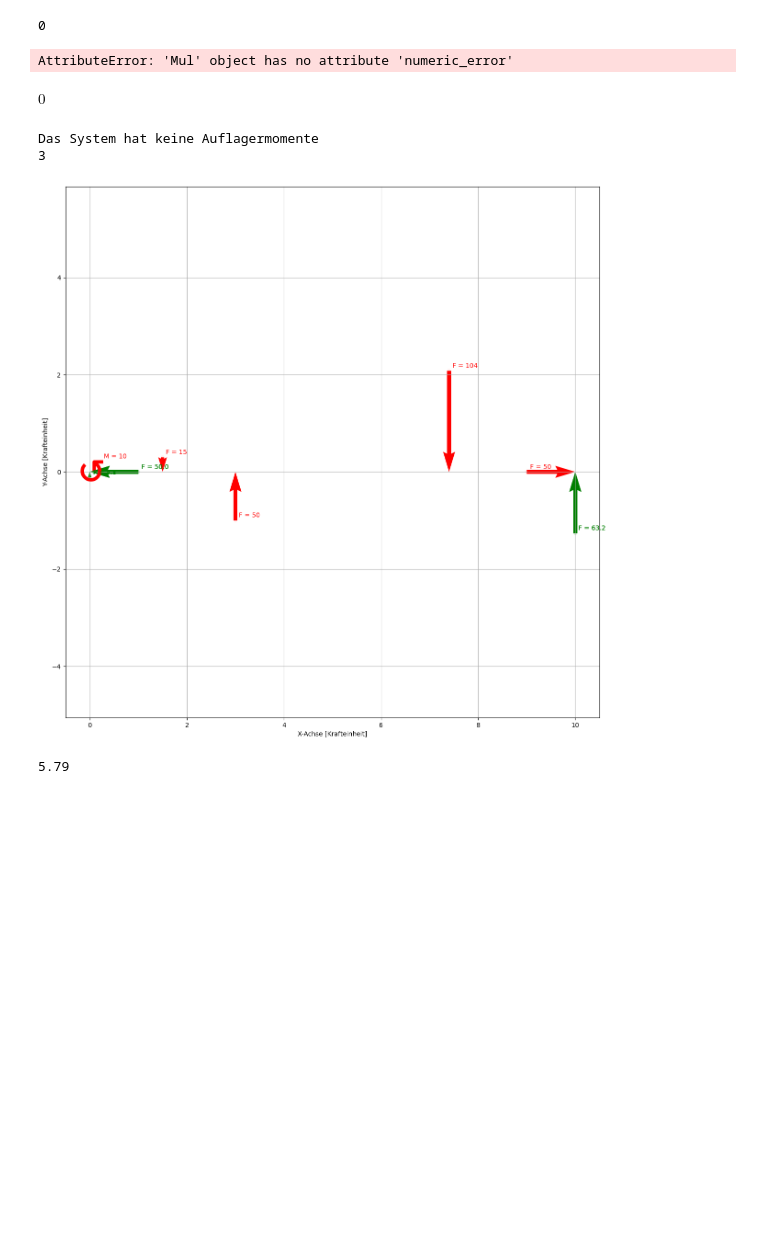
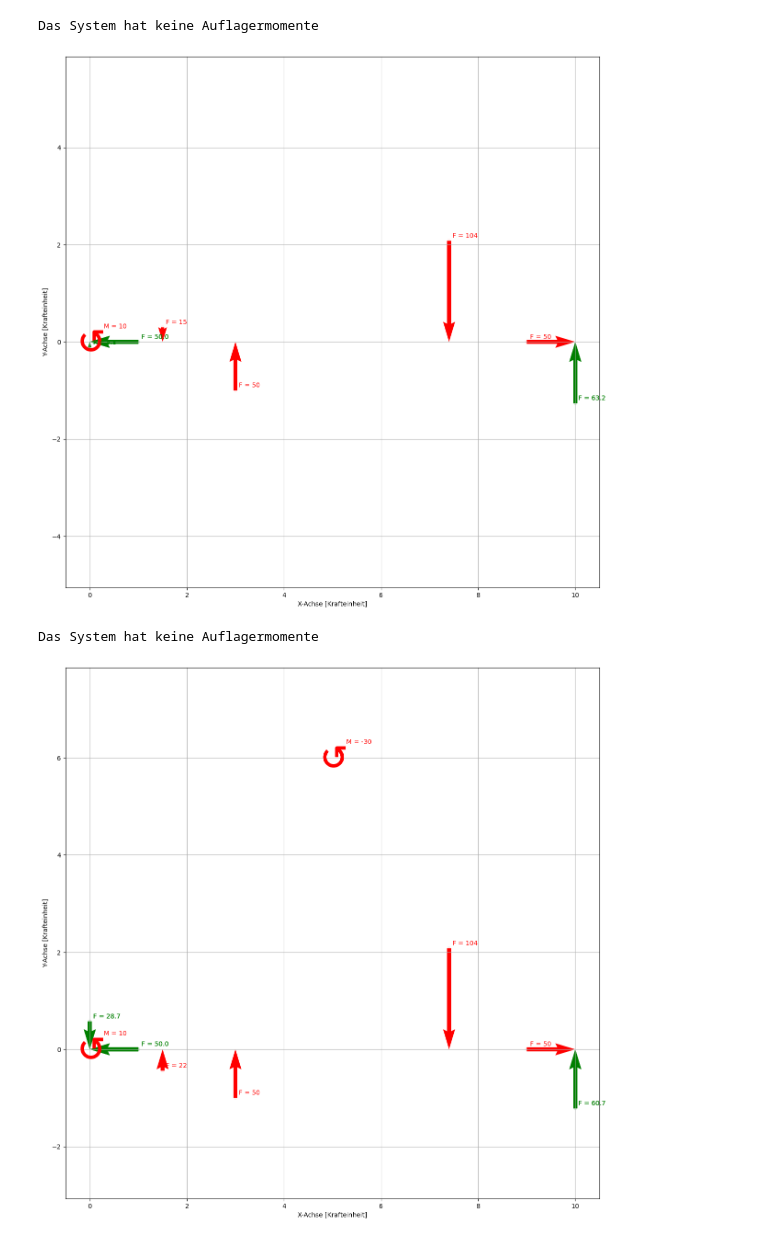
Before and after one commit to PascalGitz/09_Baustatik_GGW, a Jupyter notebook: src/main.ipynb, the cells around one changed output. Cells and saved outputs as stored; diff of their text form; code cells hidden in the pictures; blank space fills up the shorter version.

```diff
--- a/src/main.ipynb
+++ b/src/main.ipynb
@@ -19,22 +1,10 @@ def numeric_error(expr):
-# %%
-numeric_error(x*0.01)
-# %% [output]
-0
-# %%
-(x * 0.004).numeric_error
-# %% [output]
-AttributeError: 'Mul' object has no attribute 'numeric_error'
-# %%
-np.round(0.03,1
-# %% [output]
-$\displaystyle 0$
 # %%
 import actions as ac
 import reactions as re
 import structure as st
 
 
-einwirkungen_kraefte = [ac.Force(-15,90, 1.5,0), ac.Force(+50, 90, 3,0), ac.Force(-104, 90, 7.4, 0), ac.Force(50, 0,10,0)]
+einwirkungen_kraefte = [ac.Force(-15,90, 1.5,0), ac.Force(50, 90, 3,0), ac.Force(-104, 90, 7.4, 0), ac.Force(50, 0,10,0)]
 einwirkungen_momente = [ac.Moment(10, 0,0)]
 reaktionen_kraefte = [re.Force(90, 0, 0), re.Force(90, 10,0), re.Force(0,0,0)]
 
@@ -45,9 +15,17 @@ system_1.calculate_reaction_force()
 st.Plot(system_1).plot_forces_and_moments()
 # %% [output]
 Das System hat keine Auflagermomente
-3
 [figure]
-# %%
-reaktionen_kraefte[0].magnitude
-# %% [output]
-5.79
+# %%
+einwirkungen_kraefte = [ac.Force(22,90, 1.5,0), ac.Force(50, 90, 3,0), ac.Force(-104, 90, 7.4, 0), ac.Force(50, 0,10,0)]
+einwirkungen_momente = [ac.Moment(10, 0,0), ac.Moment(-30, 10,0)]
+reaktionen_kraefte = [re.Force(90, 0, 0), re.Force(90, 10,0), re.Force(0,0,0)]
+
+system_2 = st.System(actionforces=einwirkungen_kraefte, reactionforces=reaktionen_kraefte, actionmoments=einwirkungen_momente)
+system_2.calculate_reaction_force()
+
+
+st.Plot(system_2).plot_forces_and_moments()
+# %% [output]
+Das System hat keine Auflagermomente
+[figure, added]
```
Also changed, not shown: parts of 4 cells of this notebook, 1 other file.
